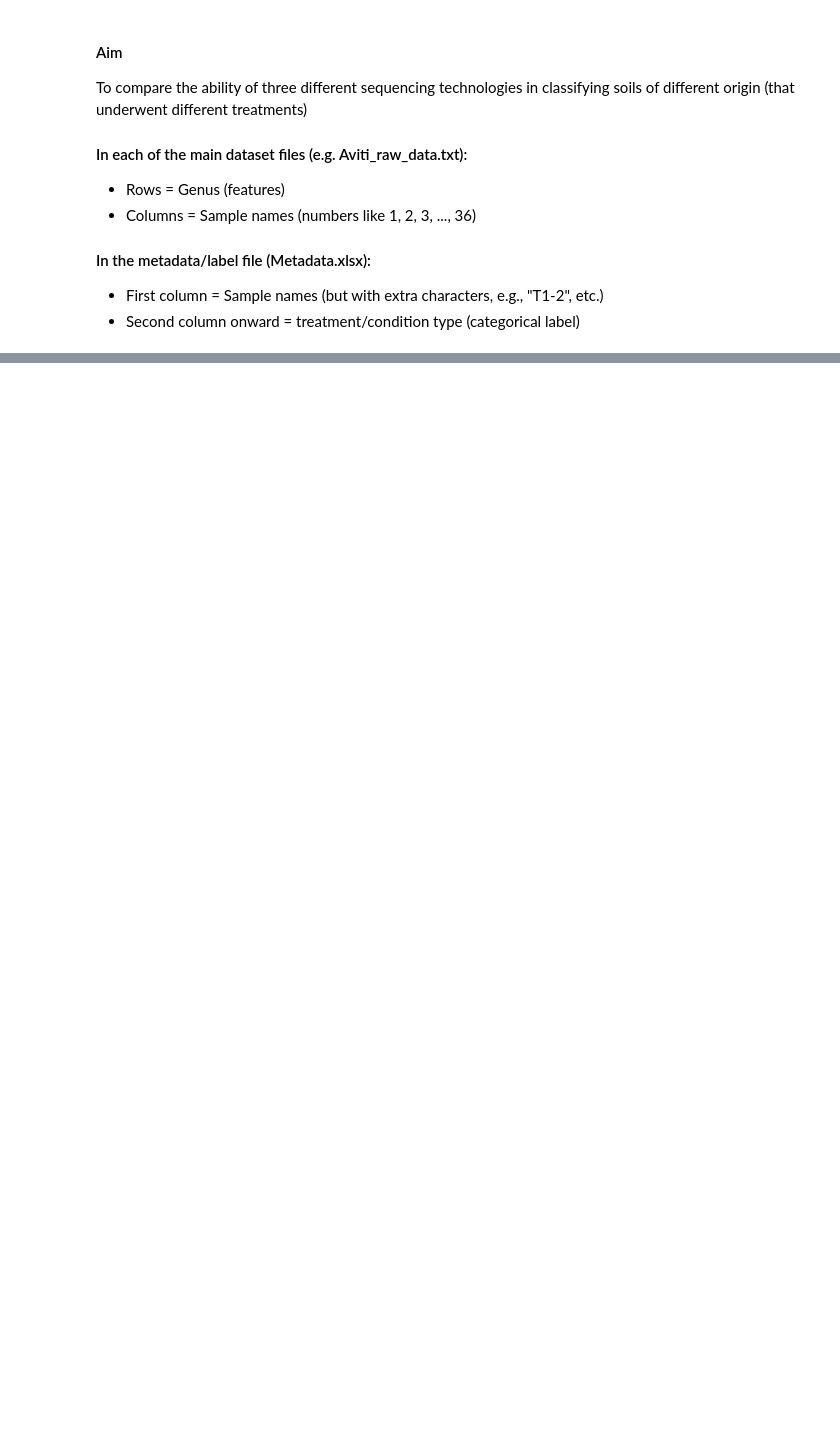
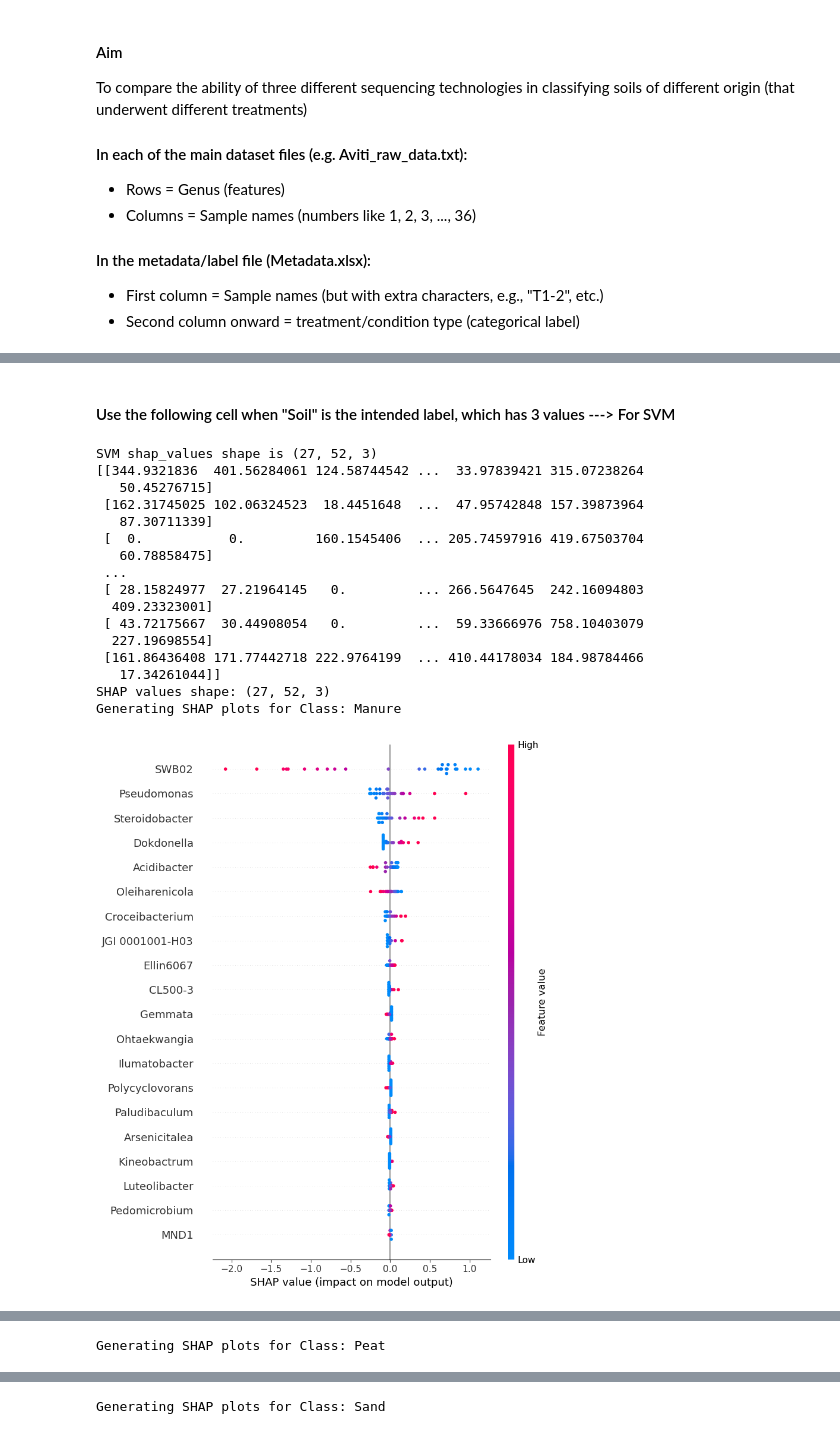
Before and after one commit to hsnvnd/AI-in-Metagenomics, a Jupyter notebook: Soil_Classification.ipynb, the cells around one changed output, grey strips where cells are left out. Saved outputs shown, nothing was run; the diff lists cells and outputs as text; code cells hidden in the pictures; blank space fills up the shorter version.

```diff
--- a/Soil_Classification.ipynb
+++ b/Soil_Classification.ipynb
@@ -624,0 +693,63 @@ print(len(feature_names_reduced))
+# %% [markdown]
+#### Use the following cell when "Soil" is the intended label, which has 3 values ---> For SVM
+# %%
+# Use TreeExplainer for Random Forest, on the train set
+explainer_svm = shap.LinearExplainer(model_svm, X_train)
+# Calculate SHAP values
+# shap_values_svm = explainer_svm.shap_values(X_test)
+shap_values_svm = explainer_svm.shap_values(X_train)
+print("SVM shap_values shape is", np.shape(shap_values_svm))
+
+# Ensure X_train is an array
+X_train_array = X_train.values if isinstance(X_train, pd.DataFrame) else X_train
+print(X_train_array)
+# Check the shape of shap_values_svm
+print("SHAP values shape:", shap_values_svm.shape)
+
+# Generate all SHAP plots for each class
+for i in range(shap_values_svm.shape[2]):
+    print(f"Generating SHAP plots for Class: {le.classes_[i]}")
+
+    # Ensure the shapes match for the summary plot
+    class_shap_values = shap_values_svm[:, :, i]
+
+    # Create an Explanation object for the current class
+    shap_explanation = shap.Explanation(
+        values=class_shap_values,  # SHAP values for class i
+        base_values=explainer_svm.expected_value[i],  # Base values for class i
+        # data=X_test_array,
+        data=X_train_array,
+        feature_names=feature_names_reduced
+        # feature_names=feature_names
+    )
+
+    # Summary Plot
+    # shap.summary_plot(shap_explanation,X_train_array, feature_names=feature_names, class_names=le.classes_)
+    shap.summary_plot(shap_explanation, X_train_array, feature_names=feature_names_reduced, class_names=le.classes_)
+
+    # Bar Plot
+    shap.plots.bar(shap_explanation, max_display=10)
+
+    # Beeswarm Plot
+    shap.plots.beeswarm(shap_explanation)
+
+    # # Waterfall Plot for the first instance
+    # shap.plots.waterfall(shap_explanation[0])
+# %% [output]
+SVM shap_values shape is (27, 52, 3)
+[[344.9321836  401.56284061 124.58744542 ...  33.97839421 315.07238264
+   50.45276715]
+ [162.31745025 102.06324523  18.4451648  ...  47.95742848 157.39873964
+   87.30711339]
+ [  0.           0.         160.1545406  ... 205.74597916 419.67503704
+   60.78858475]
+ ...
+ [ 28.15824977  27.21964145   0.         ... 266.5647645  242.16094803
+  409.23323001]
+ [ 43.72175667  30.44908054   0.         ...  59.33666976 758.10403079
+  227.19698554]
+ [161.86436408 171.77442718 222.9764199  ... 410.44178034 184.98784466
+   17.34261044]]
+SHAP values shape: (27, 52, 3)
+Generating SHAP plots for Class: Manure
+[figure, added]
@@ -624,0 +758 @@ print(len(feature_names_reduced))
+Generating SHAP plots for Class: Peat
@@ -624,0 +762 @@ print(len(feature_names_reduced))
+Generating SHAP plots for Class: Sand
```
Also changed, not shown: parts of 14 cells of this notebook.
